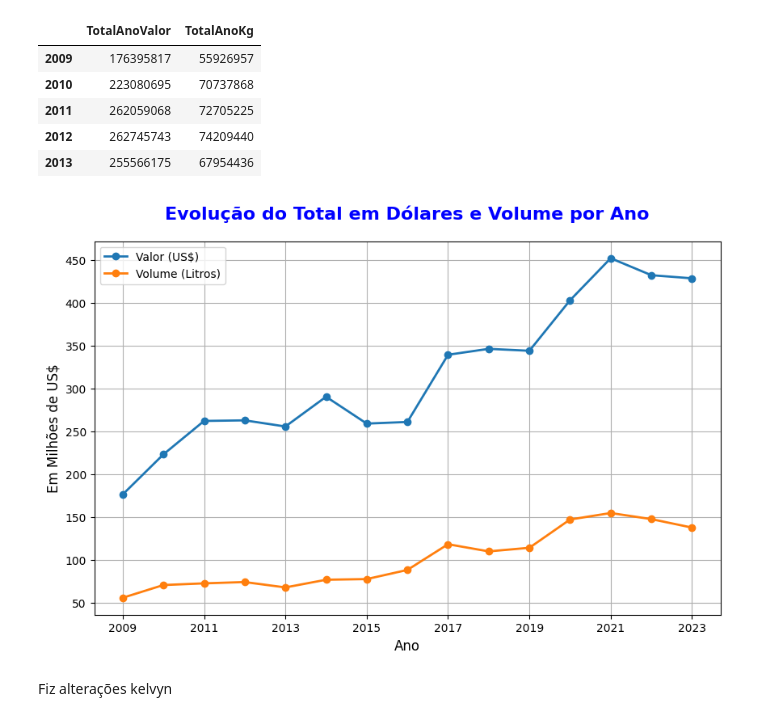
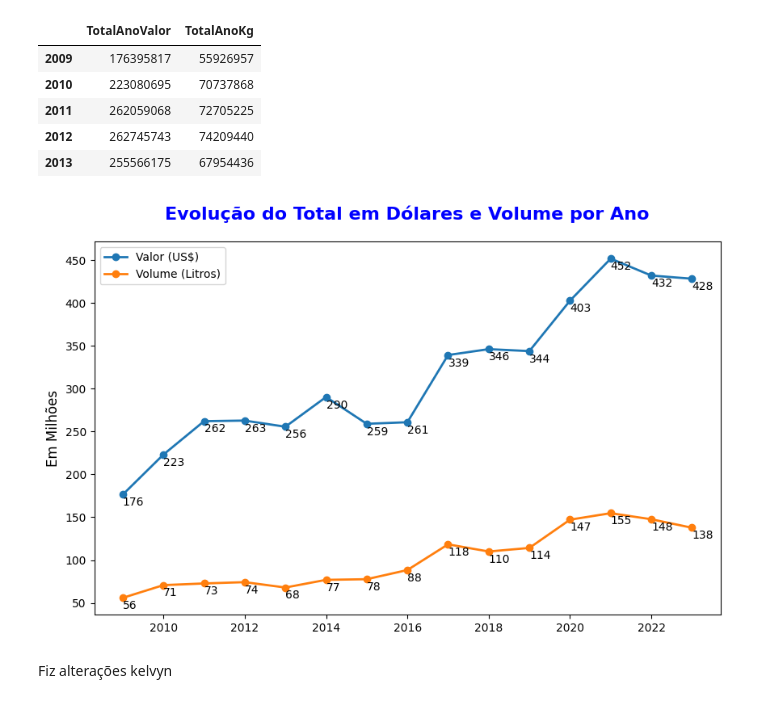
Before and after one commit to SandraRojasZ/Vinifera, a Jupyter notebook: Notebooks/Importação - Sandra/ImpVinhos.ipynb, the cells around one changed output. Saved outputs shown, nothing was run; the diff lists cells and outputs as text; code cells hidden in the pictures.

```diff
--- a/Notebooks/Importação - Sandra/ImpVinhos.ipynb
+++ b/Notebooks/Importação - Sandra/ImpVinhos.ipynb
@@ -457,22 +457,35 @@ df_merged.head()
 df_merged = df_merged / 1_000_000
 # %%
 import matplotlib.ticker as ticker
+import matplotlib.pyplot as plt
+
 # Criando o gráfico de linhas
+# Convert the index to numeric if it's not already
+# df_merged.index = pd.to_numeric(df_merged.index, errors='coerce') # Convert to numeric, handle errors
+
 axis = df_merged.plot(kind='line', marker='o', linewidth=2, figsize=(10, 6), y=['TotalAnoValor', 'TotalAnoKg'], label=['Valor (US$)', 'Volume (Litros)'])
 # axis.yaxis.set_major_formatter(ticker.StrMethodFormatter("{x:,.2f}"))
 # Personalizando o gráfico (opcional)
 plt.title('Evolução do Total em Dólares e Volume por Ano', fontsize=16, fontweight='bold', color='blue', loc='center', pad=20)
-plt.xlabel('Ano', fontsize=12)
-plt.ylabel('Em Milhões de US$', fontsize=12)
-plt.grid(True)
+# plt.xlabel('Ano', fontsize=12)
+plt.ylabel('Em Milhões', fontsize=12)
+#plt.grid(True)
+# Adicionar rótulos nos pontos
+
+# Adicionar rótulos nos pontos, ajustando a posição para evitar sobreposição
+for index, row in df_merged.iterrows():
+    plt.annotate(f"{row['TotalAnoValor']/1:.0f}", (index, row['TotalAnoValor']), xytext=(0, -10), textcoords='offset points')
+    plt.annotate(f"{row['TotalAnoKg']/1:.0f}", (index, row['TotalAnoKg']), xytext=(0, -10), textcoords='offset points')
+
+
 plt.legend()
 
 # Formatando o eixo y para mostrar os valores em milhares
 #plt.gca().yaxis.set_major_formatter(ticker.FuncFormatter(lambda x, pos: '{:.0f}K'.format(x/1000)))
 
 # Exibindo o gráfico
 plt.show()
 # %% [output]
-[figure, old version]
+[figure, new version]
 # %% [markdown]
 Fiz alterações kelvyn
```
Also changed, not shown: parts of 3 cells of this notebook.
